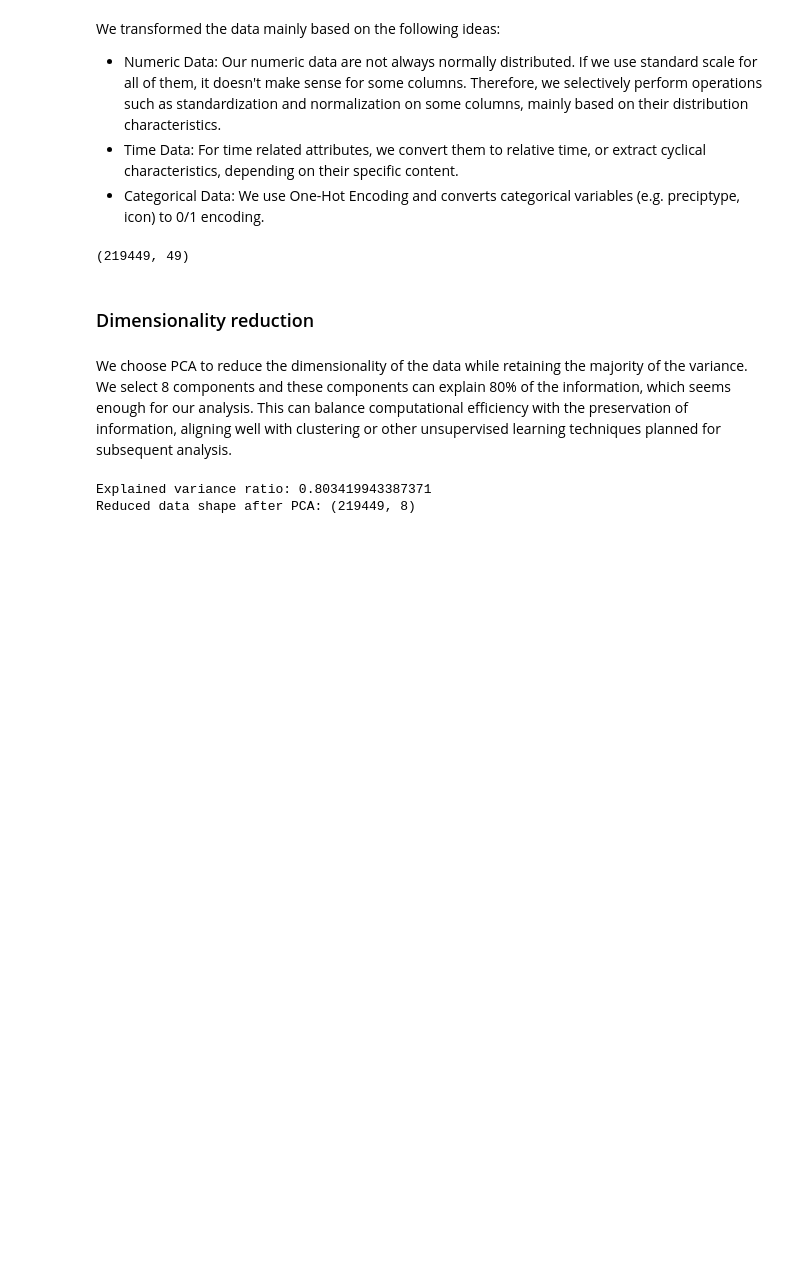
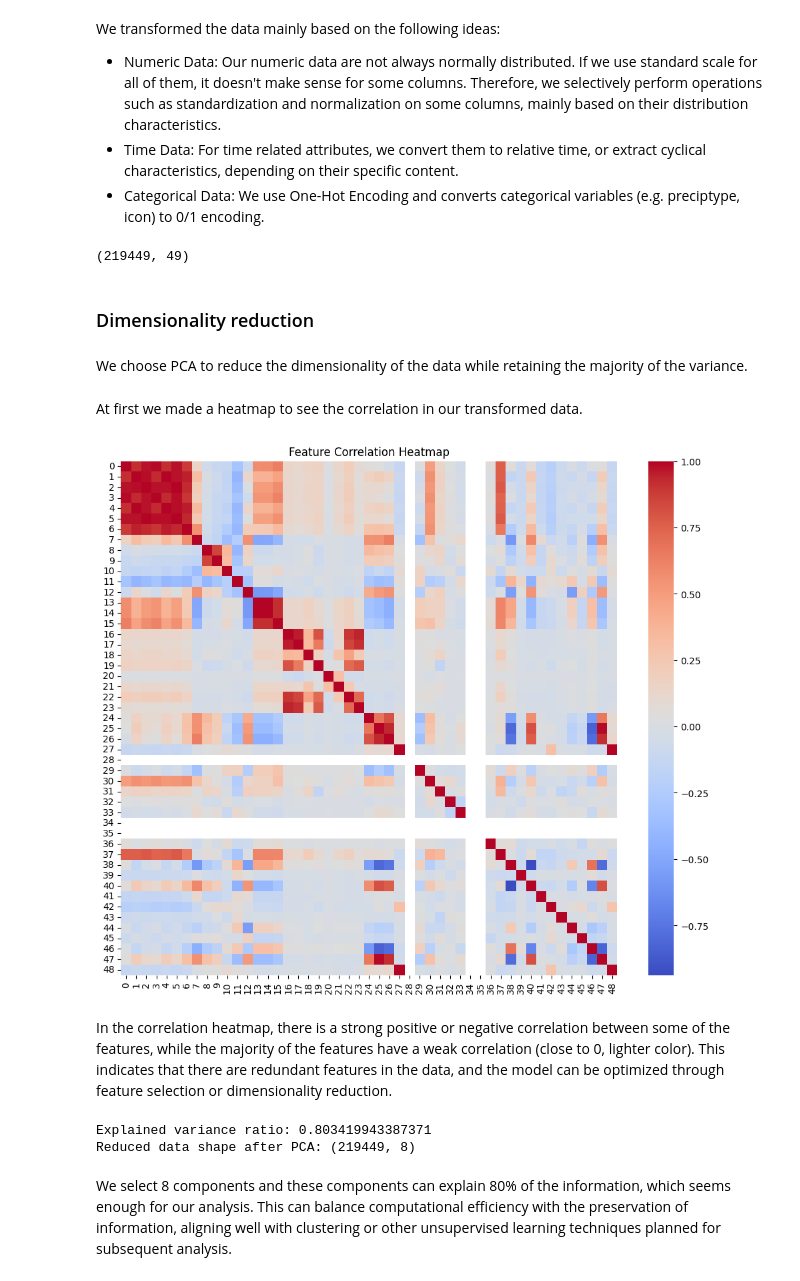
Before and after one commit to Will-Wei7/User-Clustering-on-Capital-bikeshare-dataset, a Jupyter notebook: project_3_data_processing1.ipynb, the cells around one changed output. Drawn from its saved outputs; the diff is of its cells as text; code cells hidden in the pictures; blank space fills up the shorter version.

Commit message:
data processing version2

```diff
--- a/project_3_data_processing1.ipynb
+++ b/project_3_data_processing1.ipynb
@@ -531,9 +529,23 @@ transformed_X.shape
 (219449, 49)
 # %% [markdown]
 ### Dimensionality reduction
-# %% [markdown]
-We choose PCA to reduce the dimensionality of the data while retaining the majority of the variance.
-We select 8 components and these components can explain 80% of the information, which seems enough for our analysis. This can balance computational efficiency with the preservation of information, aligning well with clustering or other unsupervised learning techniques planned for subsequent analysis.
+# %% [markdown]
+We choose PCA to reduce the dimensionality of the data while retaining the majority of the variance.
+# %% [markdown]
+At first we made a heatmap to see the correlation in our transformed data.
+# %%
+
+transformed_df = pd.DataFrame(transformed_X)
+correlation_matrix = transformed_df.corr()
+
+plt.figure(figsize=(12, 10))
+sns.heatmap(correlation_matrix, annot=False, cmap="coolwarm")
+plt.title("Feature Correlation Heatmap")
+plt.show()
+# %% [output]
+[figure, added]
+# %% [markdown]
+In the correlation heatmap, there is a strong positive or negative correlation between some of the features, while the majority of the features have a weak correlation (close to 0, lighter color). This indicates that there are redundant features in the data, and the model can be optimized through feature selection or dimensionality reduction.
 # %%
 
 pca = PCA(n_components=8)
@@ -544,3 +556,5 @@ print("Reduced data shape after PCA:", pca_X.shape)
 # %% [output]
 Explained variance ratio: 0.803419943387371
 Reduced data shape after PCA: (219449, 8)
+# %% [markdown]
+We select 8 components and these components can explain 80% of the information, which seems enough for our analysis. This can balance computational efficiency with the preservation of information, aligning well with clustering or other unsupervised learning techniques planned for subsequent analysis.
```
Also changed, not shown: parts of 5 cells of this notebook.
